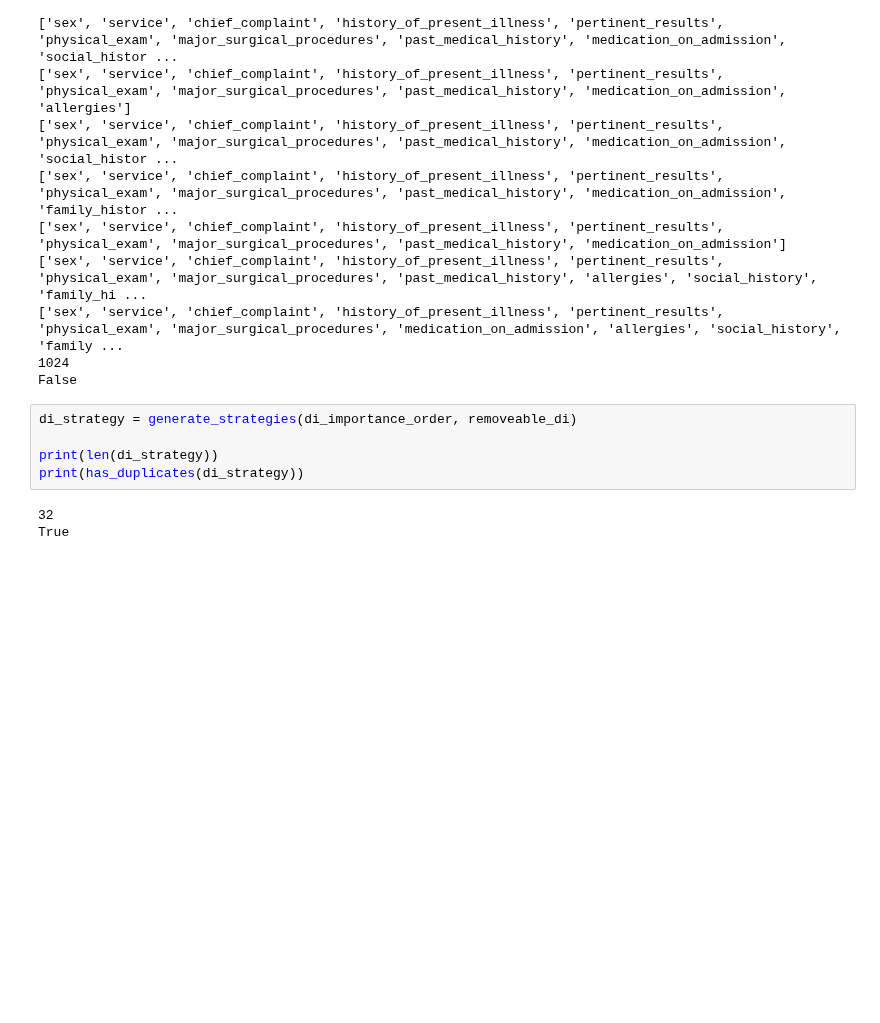
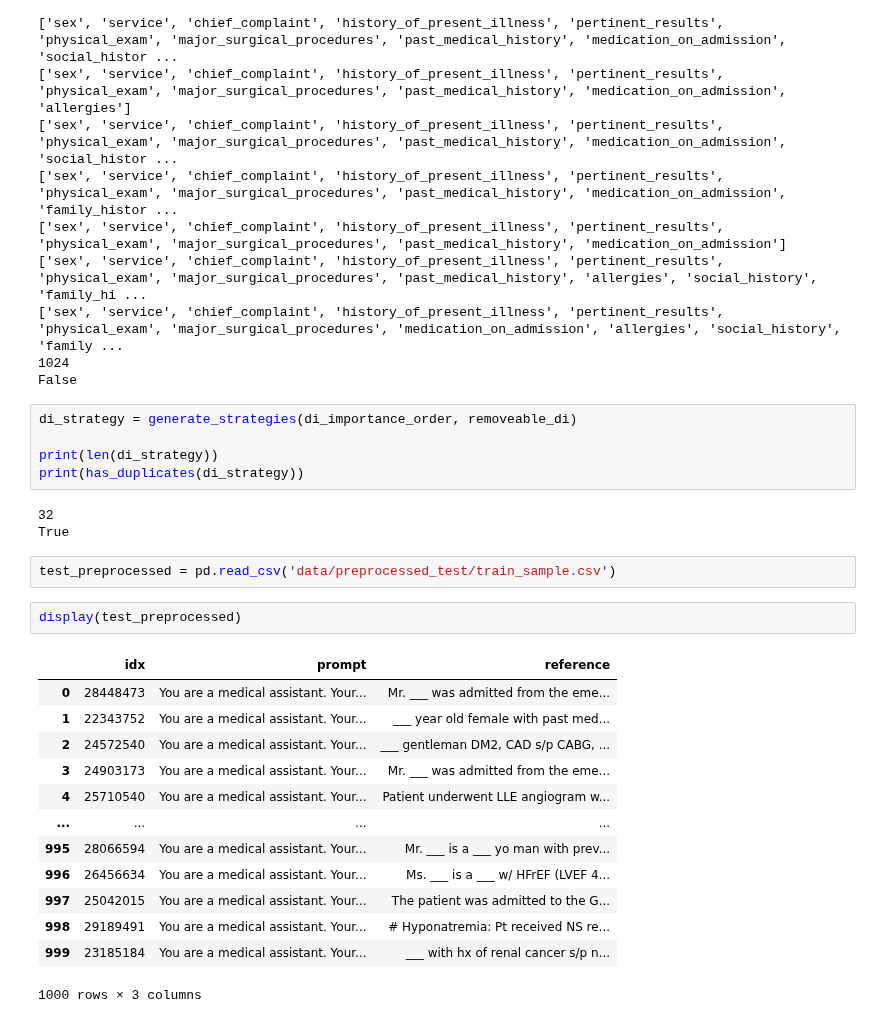
Before and after one commit to HAOTIAN89/MEDISCHARGE, a Jupyter notebook: sections_view.ipynb, the cells around one changed output. Cells and saved outputs as stored; diff of their text form; blank space fills up the shorter version.

```diff
--- a/sections_view.ipynb
+++ b/sections_view.ipynb
@@ -149,3 +149,21 @@ print(has_duplicates(di_strategy))
 # %% [output]
 32
 True
+# %%
+test_preprocessed = pd.read_csv('data/preprocessed_test/train_sample.csv')
+# %%
+display(test_preprocessed)
+# %% [output]
+|  | idx | prompt | reference |
+| 0 | 28448473 | You are a medical assistant. Your... | Mr. ___ was admitted from the eme... |
+| 1 | 22343752 | You are a medical assistant. Your... | ___ year old female with past med... |
+| 2 | 24572540 | You are a medical assistant. Your... | ___ gentleman DM2, CAD s/p CABG, ... |
+| 3 | 24903173 | You are a medical assistant. Your... | Mr. ___ was admitted from the eme... |
+| 4 | 25710540 | You are a medical assistant. Your... | Patient underwent LLE angiogram w... |
+| ... | ... | ... | ... |
+| 995 | 28066594 | You are a medical assistant. Your... | Mr. ___ is a ___ yo man with prev... |
+| 996 | 26456634 | You are a medical assistant. Your... | Ms. ___ is a ___ w/ HFrEF (LVEF 4... |
+| 997 | 25042015 | You are a medical assistant. Your... | The patient was admitted to the G... |
+| 998 | 29189491 | You are a medical assistant. Your... | # Hyponatremia: Pt received NS re... |
+| 999 | 23185184 | You are a medical assistant. Your... | ___ with hx of renal cancer s/p n... |
+1000 rows × 3 columns
```
Also changed, not shown: 1 other file.
